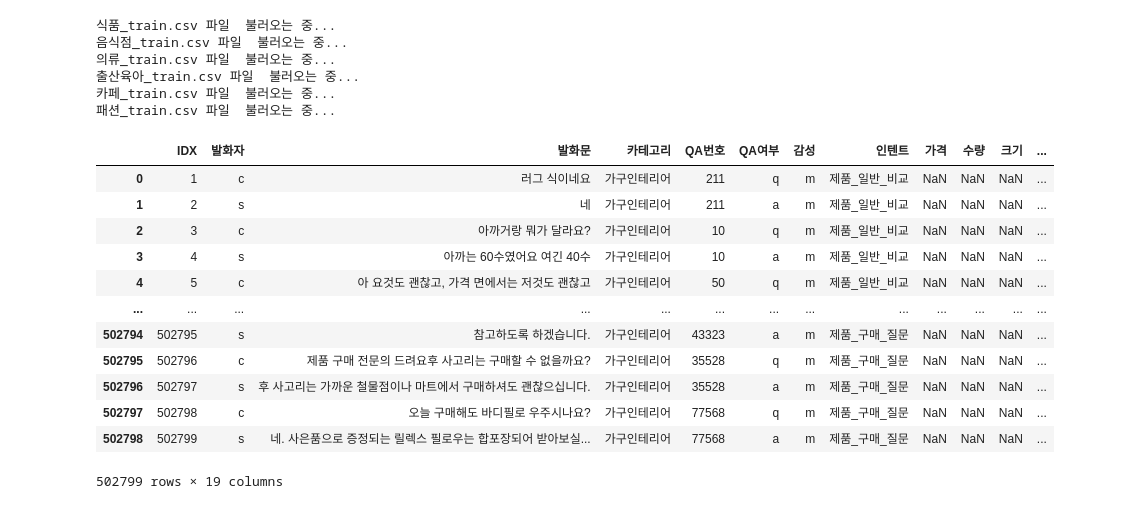
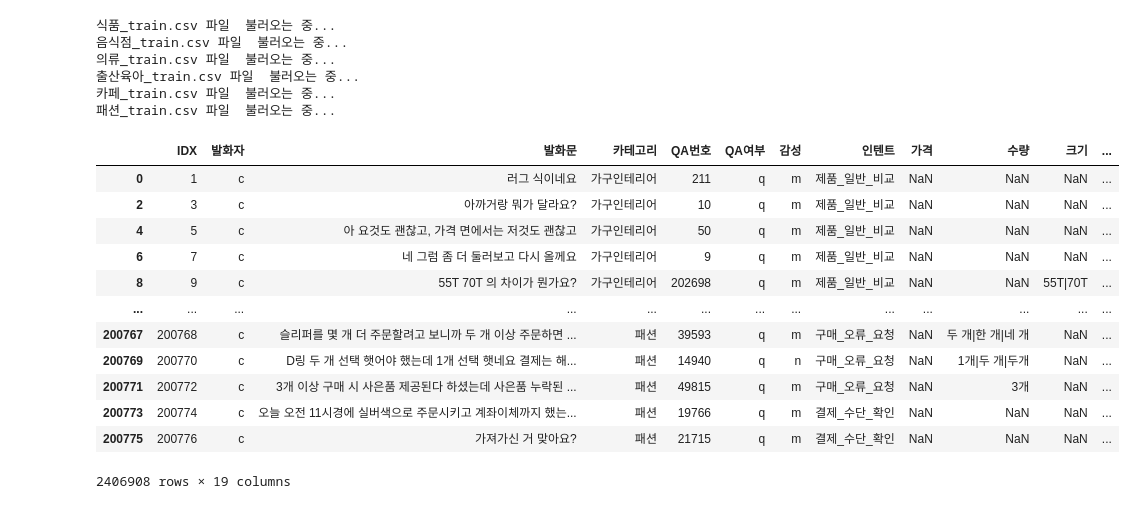
Before and after one commit to II-DW/AiChatBot, a Jupyter notebook: test.ipynb, the cells around one changed output. Drawn from its saved outputs; the diff is of its cells as text; code cells hidden in the pictures.

```diff
--- a/test.ipynb
+++ b/test.ipynb
@@ -32,19 +32,25 @@ for f_n in file_lst :
 출산육아_train.csv 파일  불러오는 중...
 카페_train.csv 파일  불러오는 중...
 패션_train.csv 파일  불러오는 중...
-# %%
-if dfList[0]['발화자'] == cdfList[0]
-# %% [output]
-|  | IDX | 발화자 | 발화문 | 카테고리 | QA번호 | QA여부 | 감성 | 인텐트 | 가격 | 수량 | 크기 | ... |
-| 0 | 1 | c | 러그 식이네요 | 가구인테리어 | 211 | q | m | 제품_일반_비교 | NaN | NaN | NaN | ... |
-| 1 | 2 | s | 네 | 가구인테리어 | 211 | a | m | 제품_일반_비교 | NaN | NaN | NaN | ... |
-| 2 | 3 | c | 아까거랑 뭐가 달라요? | 가구인테리어 | 10 | q | m | 제품_일반_비교 | NaN | NaN | NaN | ... |
-| 3 | 4 | s | 아까는 60수였어요 여긴 40수 | 가구인테리어 | 10 | a | m | 제품_일반_비교 | NaN | NaN | NaN | ... |
-| 4 | 5 | c | 아 요것도 괜찮고, 가격 면에서는 저것도 괜찮고 | 가구인테리어 | 50 | q | m | 제품_일반_비교 | NaN | NaN | NaN | ... |
-| ... | ... | ... | ... | ... | ... | ... | ... | ... | ... | ... | ... | ... |
-| 502794 | 502795 | s | 참고하도록 하겠습니다. | 가구인테리어 | 43323 | a | m | 제품_구매_질문 | NaN | NaN | NaN | ... |
-| 502795 | 502796 | c | 제품 구매 전문의 드려요후 사고리는 구매할 수 없을까요? | 가구인테리어 | 35528 | q | m | 제품_구매_질문 | NaN | NaN | NaN | ... |
-| 502796 | 502797 | s | 후 사고리는 가까운 철물점이나 마트에서 구매하셔도 괜찮으십니다. | 가구인테리어 | 35528 | a | m | 제품_구매_질문 | NaN | NaN | NaN | ... |
-| 502797 | 502798 | c | 오늘 구매해도 바디필로 우주시나요? | 가구인테리어 | 77568 | q | m | 제품_구매_질문 | NaN | NaN | NaN | ... |
-| 502798 | 502799 | s | 네. 사은품으로 증정되는 릴렉스 필로우는 합포장되어 받아보실... | 가구인테리어 | 77568 | a | m | 제품_구매_질문 | NaN | NaN | NaN | ... |
-502799 rows × 19 columns
+# %%
+df_c = pd.DataFrame()
+df_s = pd.DataFrame()
+for d in dfList :
+    df_c=pd.concat([df_c, d[d['발화자'] == 'c']])
+    df_s=pd.concat([df_s, d[d['발화자'] == 's']])
+# %%
+df_c
+# %% [output]
+|  | IDX | 발화자 | 발화문 | 카테고리 | QA번호 | QA여부 | 감성 | 인텐트 | 가격 | 수량 | 크기 | ... |
+| 0 | 1 | c | 러그 식이네요 | 가구인테리어 | 211 | q | m | 제품_일반_비교 | NaN | NaN | NaN | ... |
+| 2 | 3 | c | 아까거랑 뭐가 달라요? | 가구인테리어 | 10 | q | m | 제품_일반_비교 | NaN | NaN | NaN | ... |
+| 4 | 5 | c | 아 요것도 괜찮고, 가격 면에서는 저것도 괜찮고 | 가구인테리어 | 50 | q | m | 제품_일반_비교 | NaN | NaN | NaN | ... |
+| 6 | 7 | c | 네 그럼 좀 더 둘러보고 다시 올께요 | 가구인테리어 | 9 | q | m | 제품_일반_비교 | NaN | NaN | NaN | ... |
+| 8 | 9 | c | 55T 70T 의 차이가 뭔가요? | 가구인테리어 | 202698 | q | m | 제품_일반_비교 | NaN | NaN | 55T|70T | ... |
+| ... | ... | ... | ... | ... | ... | ... | ... | ... | ... | ... | ... | ... |
+| 200767 | 200768 | c | 슬리퍼를 몇 개 더 주문할려고 보니까 두 개 이상 주문하면 ... | 패션 | 39593 | q | m | 구매_오류_요청 | NaN | 두 개|한 개|네 개 | NaN | ... |
+| 200769 | 200770 | c | D링 두 개 선택 햇어야 했는데 1개 선택 햇네요 결제는 해... | 패션 | 14940 | q | n | 구매_오류_요청 | NaN | 1개|두 개|두개 | NaN | ... |
+| 200771 | 200772 | c | 3개 이상 구매 시 사은품 제공된다 하셨는데 사은품 누락된 ... | 패션 | 49815 | q | m | 구매_오류_요청 | NaN | 3개 | NaN | ... |
+| 200773 | 200774 | c | 오늘 오전 11시경에 실버색으로 주문시키고 계좌이체까지 했는... | 패션 | 19766 | q | m | 결제_수단_확인 | NaN | NaN | NaN | ... |
+| 200775 | 200776 | c | 가져가신 거 맞아요? | 패션 | 21715 | q | m | 결제_수단_확인 | NaN | NaN | NaN | ... |
+2406908 rows × 19 columns
```
Also changed, not shown: parts of 7 cells of this notebook, 18 other files.
